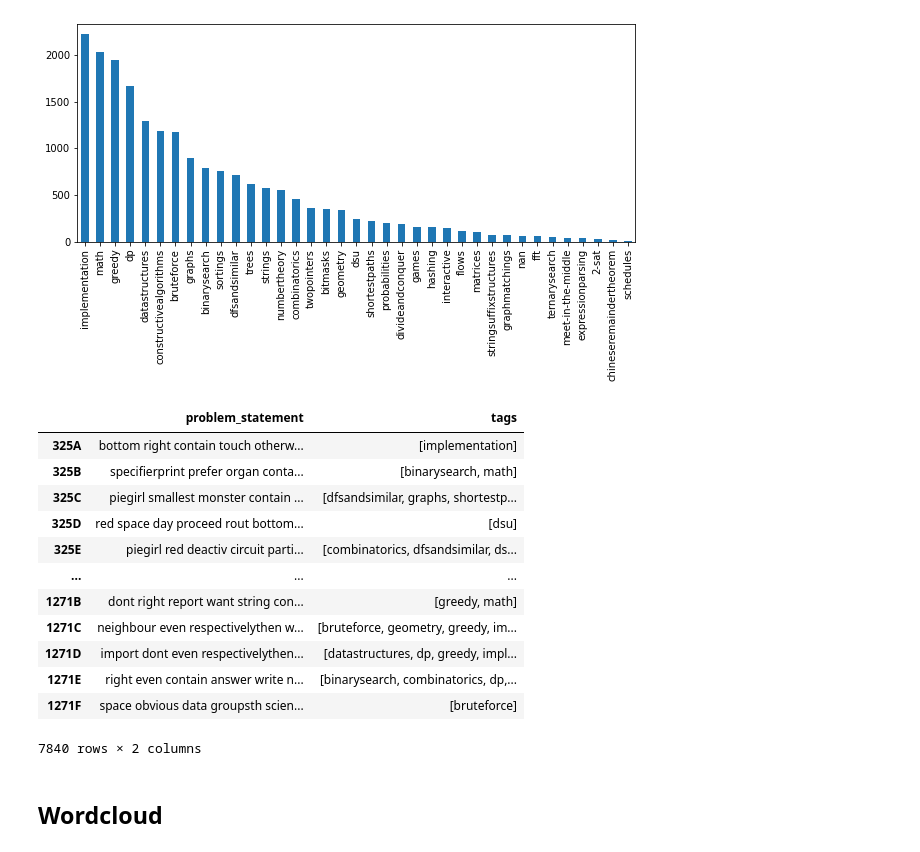
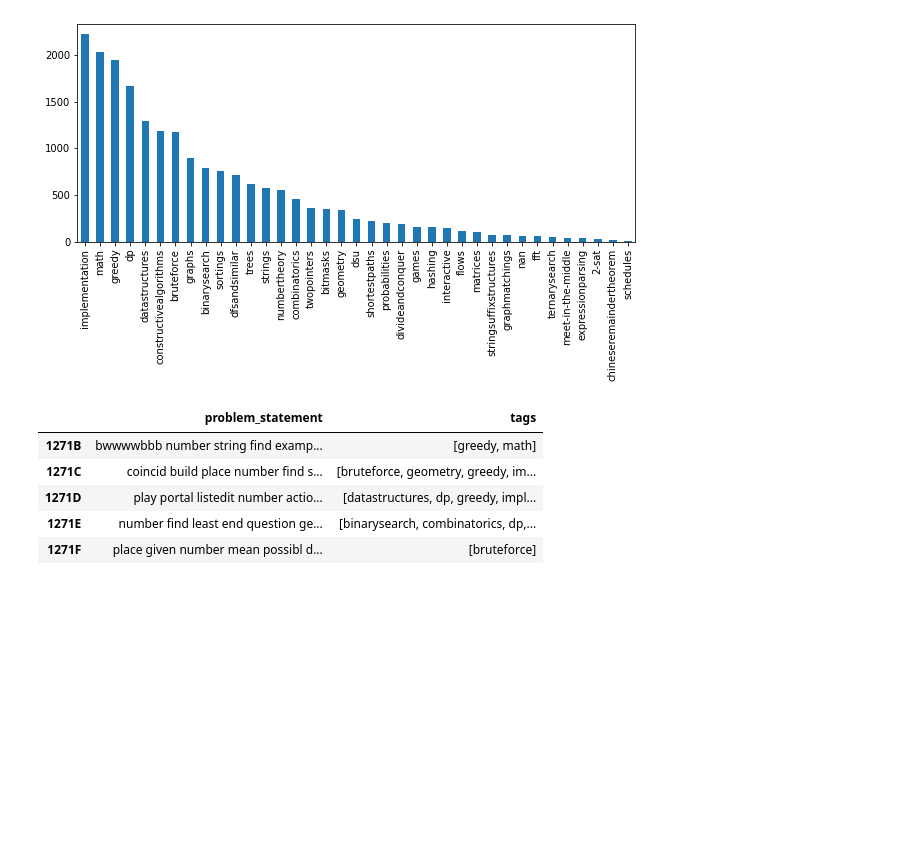
Before and after one commit to jhojin7/codeforces-predict, a Jupyter notebook: eda.ipynb, the cells around one changed output. Cells and saved outputs as stored; diff of their text form; code cells hidden in the pictures; blank space fills up the shorter version.

```diff
--- a/eda.ipynb
+++ b/eda.ipynb
@@ -127,20 +127,11 @@ sortings                   759
 Name: tags, dtype: int64
 [figure]
 # %%
-df
+df.tail()
 # %% [output]
 |  | problem_statement | tags |
-| 325A | bottom right contain touch otherw... | [implementation] |
-| 325B | specifierprint prefer organ conta... | [binarysearch, math] |
-| 325C | piegirl smallest monster contain ... | [dfsandsimilar, graphs, shortestp... |
-| 325D | red space day proceed rout bottom... | [dsu] |
-| 325E | piegirl red deactiv circuit parti... | [combinatorics, dfsandsimilar, ds... |
-| ... | ... | ... |
-| 1271B | dont right report want string con... | [greedy, math] |
-| 1271C | neighbour even respectivelythen w... | [bruteforce, geometry, greedy, im... |
-| 1271D | import dont even respectivelythen... | [datastructures, dp, greedy, impl... |
-| 1271E | right even contain answer write n... | [binarysearch, combinatorics, dp,... |
-| 1271F | space obvious data groupsth scien... | [bruteforce] |
+| 1271B | bwwwwbbb number string find examp... | [greedy, math] |
+| 1271C | coincid build place number find s... | [bruteforce, geometry, greedy, im... |
+| 1271D | play portal listedit number actio... | [datastructures, dp, greedy, impl... |
+| 1271E | number find least end question ge... | [binarysearch, combinatorics, dp,... |
+| 1271F | place given number mean possibl d... | [bruteforce] |
-7840 rows × 2 columns
-# %% [markdown]
-## Wordcloud
```
Also changed, not shown: parts of 24 cells of this notebook, 2 other files.
